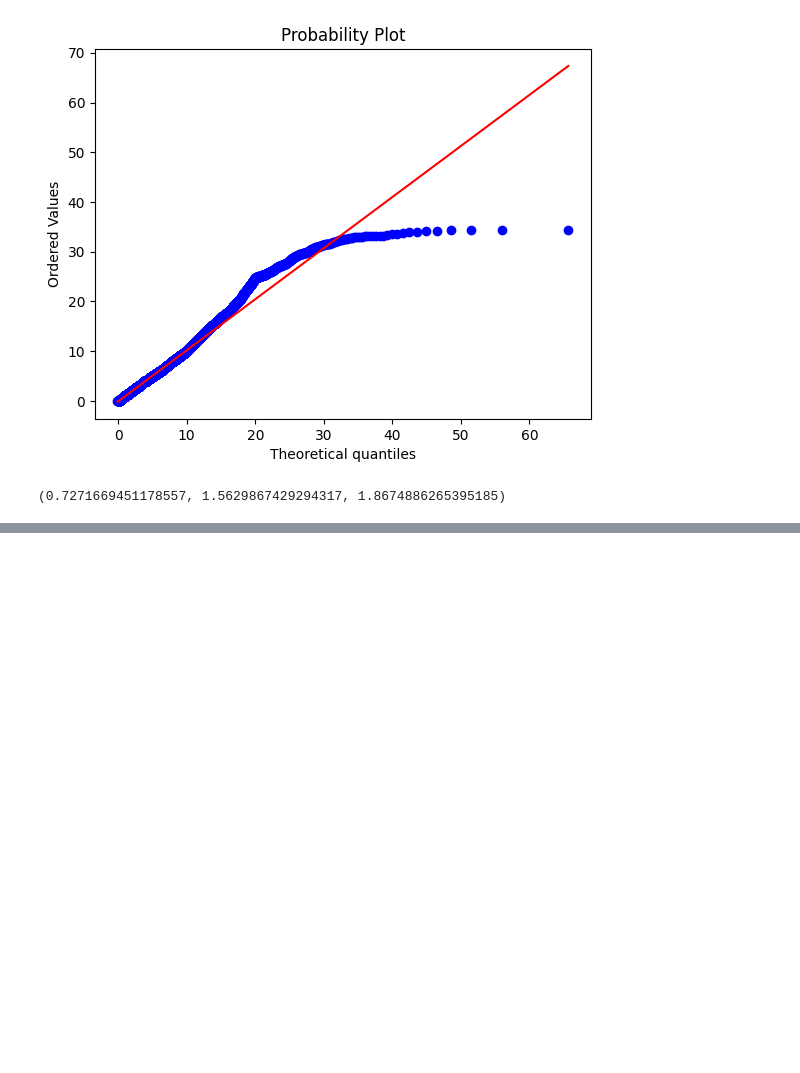
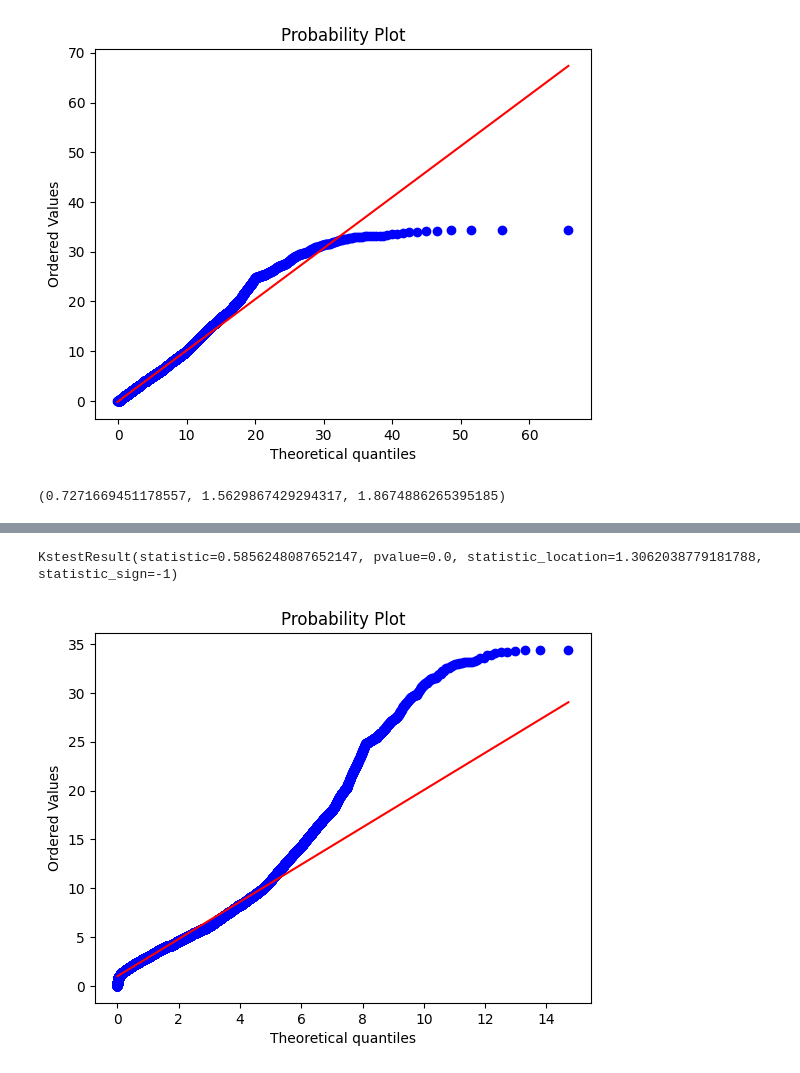
Before and after one commit to RL2-SP3/LISSA, a Jupyter notebook: examples/gamma_test.ipynb, the cells around one changed output, grey strips where cells are left out. Cells and saved outputs as stored; diff of their text form; code cells hidden in the pictures; blank space fills up the shorter version.

```diff
--- a/examples/gamma_test.ipynb
+++ b/examples/gamma_test.ipynb
@@ -138,0 +139,9 @@ radiusData.hist(bins=200,alpha=0.3,density=True)
+# %%
+argumentos = stats.gengamma.fit(radiusData,floc=0)
+distribuicao = "gengamma"
+
+print(stats.kstest(radiusData, distribuicao, args=argumentos))
+a = stats.probplot(radiusData, dist=distribuicao, sparams=argumentos,plot=plt)
+# %% [output]
+KstestResult(statistic=0.5856248087652147, pvalue=0.0, statistic_location=1.3062038779181788, statistic_sign=-1)
+[figure, added]
```
Also changed, not shown: parts of 2 cells of this notebook, 2 other files.
